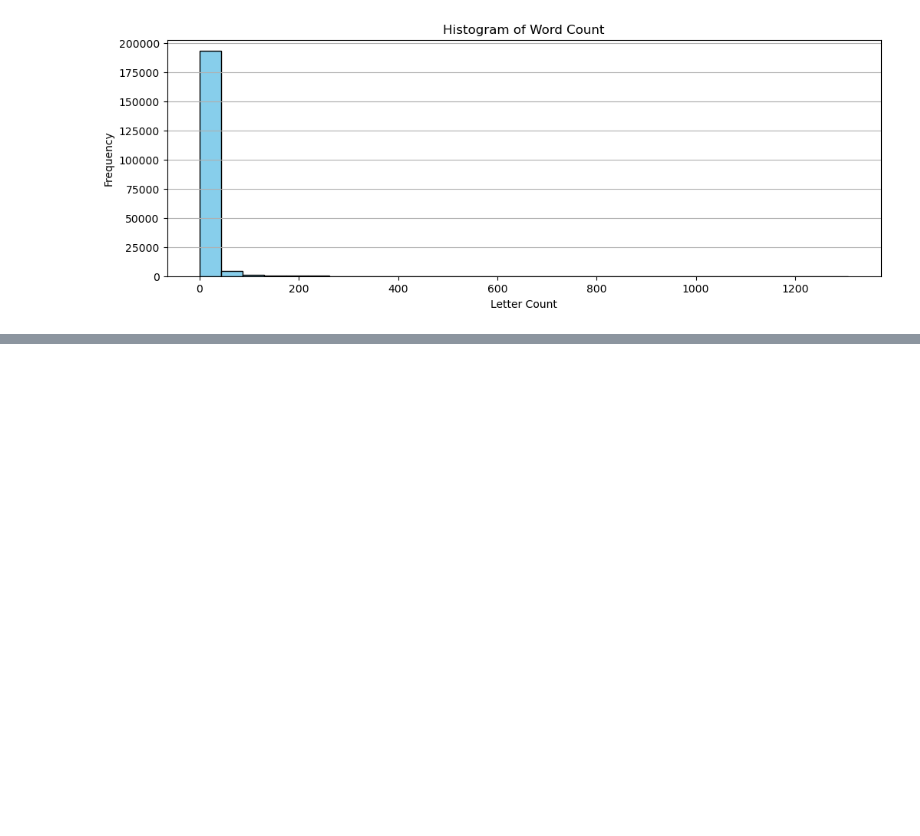
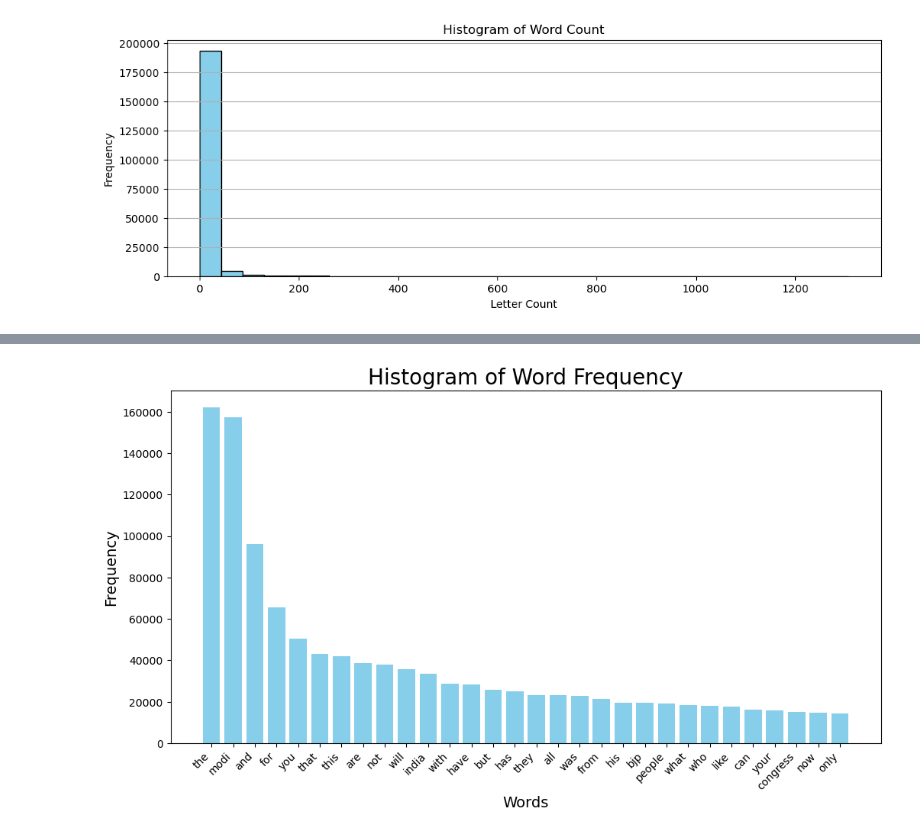
Before and after one commit to ddiaz1126/Reddit-Tweet-Analyzer, a Jupyter notebook: data_analysis.ipynb, the cells around one changed output, grey strips where cells are left out. Cells and saved outputs as stored; diff of their text form; code cells hidden in the pictures; blank space fills up the shorter version.

Commit message:
Added a Histogram of Word Frequency

```diff
--- a/data_analysis.ipynb
+++ b/data_analysis.ipynb
@@ -162,0 +163,23 @@ plt.show()
+# %%
+from collections import Counter
+import matplotlib.pyplot as plt
+
+# Count word frequencies
+word_counts = Counter(text_data.split())  # Assuming text_data is a string of your text
+
+# Get the most common words and their counts
+most_common_words = word_counts.most_common(30)  # Adjust the number of words as needed
+
+# Separate the words and counts for plotting
+words, counts = zip(*most_common_words)
+
+# Plot the histogram
+plt.figure(figsize=(12, 6))
+plt.bar(words, counts, color='skyblue')
+plt.xlabel('Words', fontsize=14)
+plt.ylabel('Frequency', fontsize=14)
+plt.title('Histogram of Word Frequency', fontsize=20)
+plt.xticks(rotation=45, ha='right')
+plt.show()
+# %% [output]
+[figure, added]
```
Also changed, not shown: parts of 1 cell of this notebook.
